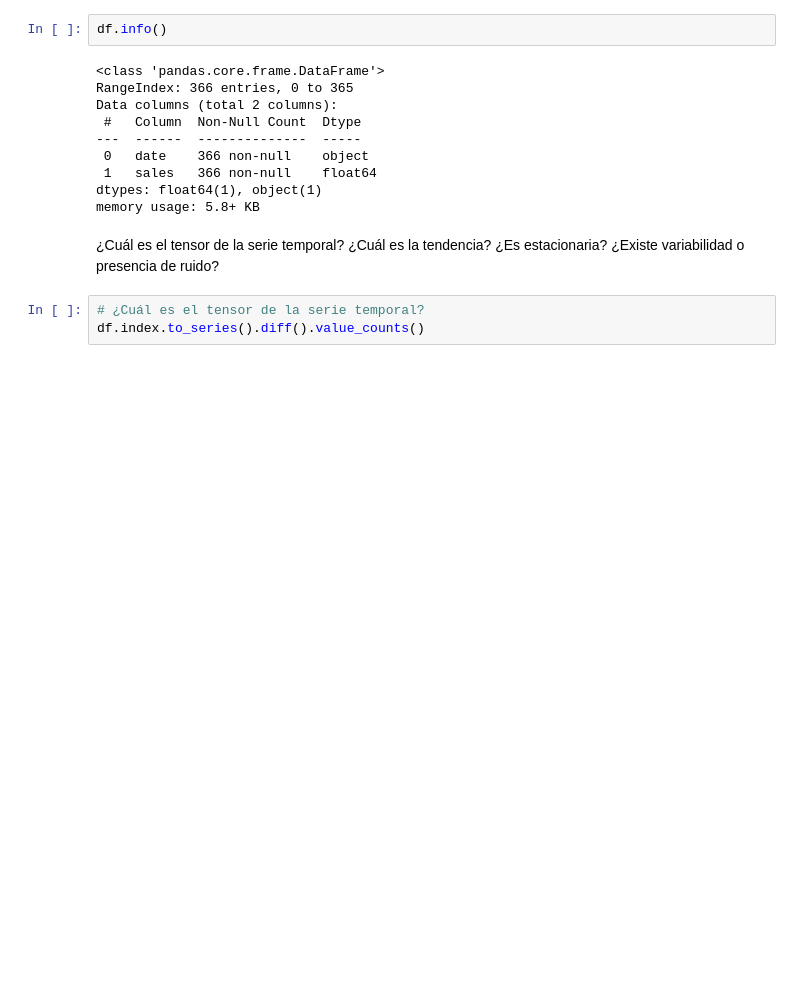
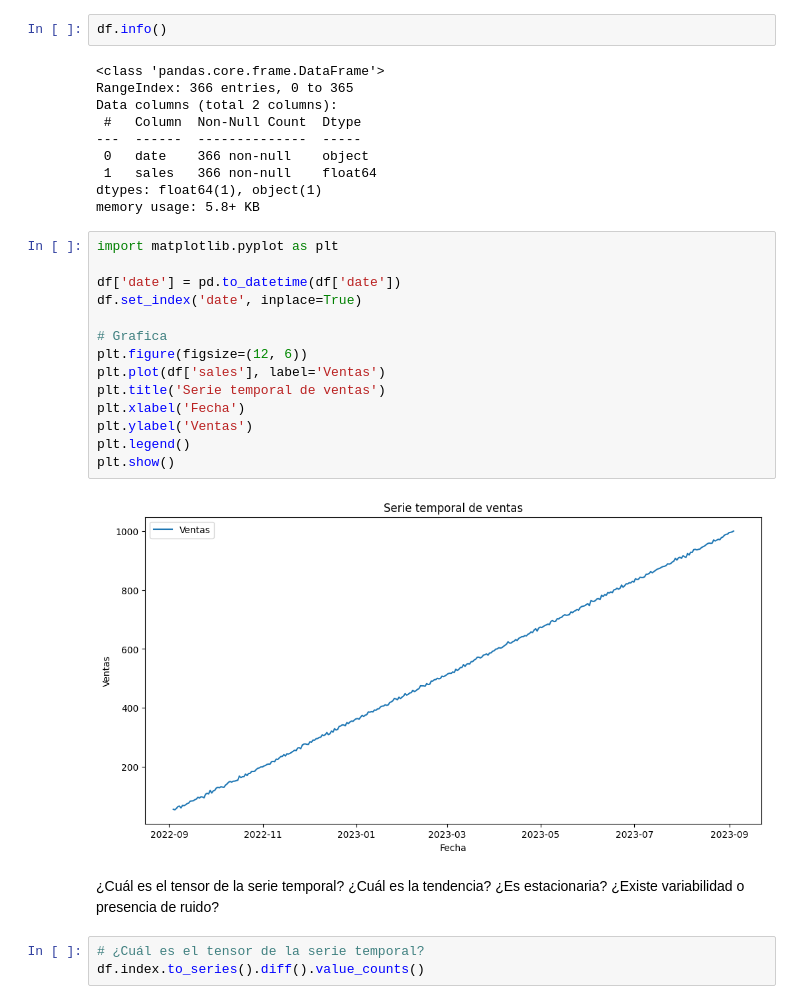
Before and after one commit to bartowen/serie_de_tiempo_alternativo, a Jupyter notebook: src/explore.ipynb, the cells around one changed output. Drawn from its saved outputs; the diff is of its cells as text; blank space fills up the shorter version.

Commit message:
graficar venta

```diff
--- a/src/explore.ipynb
+++ b/src/explore.ipynb
@@ -30,6 +30,22 @@ Data columns (total 2 columns):
  1   sales   366 non-null    float64
 dtypes: float64(1), object(1)
 memory usage: 5.8+ KB
+# %%
+import matplotlib.pyplot as plt
+
+df['date'] = pd.to_datetime(df['date'])
+df.set_index('date', inplace=True)
+
+# Grafica
+plt.figure(figsize=(12, 6))
+plt.plot(df['sales'], label='Ventas')
+plt.title('Serie temporal de ventas')
+plt.xlabel('Fecha')
+plt.ylabel('Ventas')
+plt.legend()
+plt.show()
+# %% [output]
+[figure, added]
 # %% [markdown]
 ¿Cuál es el tensor de la serie temporal?
 ¿Cuál es la tendencia?
```
